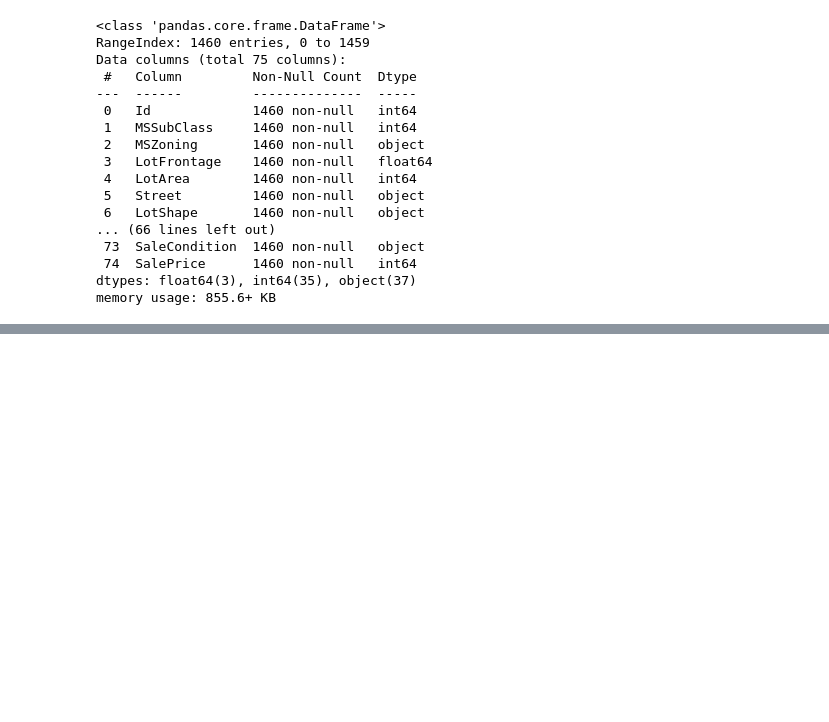
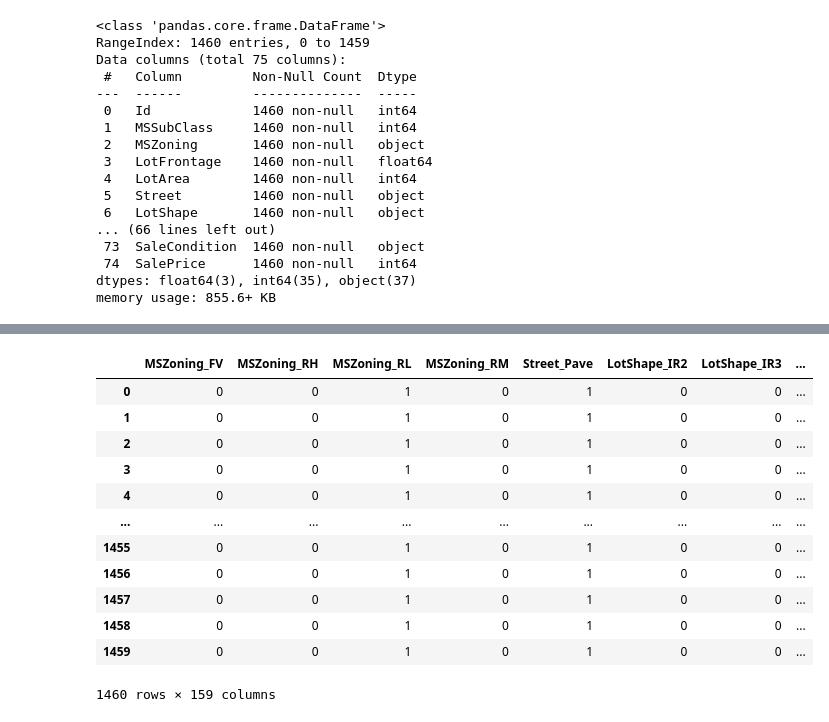
Before and after one commit to Debnath-Goutam/Housing, a Jupyter notebook: Housing.ipynb, the cells around one changed output, grey strips where cells are left out. Cells and saved outputs as stored; diff of their text form; code cells hidden in the pictures; blank space fills up the shorter version.

```diff
--- a/Housing.ipynb
+++ b/Housing.ipynb
@@ -193,0 +252,20 @@ memory usage: 855.6+ KB
+# %%
+cat_cols1 = cat_cols.drop(['BsmtQual', 'BsmtCond', 'BsmtExposure', 'BsmtFinType1', 'BsmtFinType2', 'GarageType', 'GarageFinish',
+               'GarageQual', 'GarageCond'])
+x = pd.get_dummies(data[cat_cols1], dtype=int, drop_first=True)
+# %%
+x
+# %% [output]
+|  | MSZoning_FV | MSZoning_RH | MSZoning_RL | MSZoning_RM | Street_Pave | LotShape_IR2 | LotShape_IR3 | ... |
+| 0 | 0 | 0 | 1 | 0 | 1 | 0 | 0 | ... |
+| 1 | 0 | 0 | 1 | 0 | 1 | 0 | 0 | ... |
+| 2 | 0 | 0 | 1 | 0 | 1 | 0 | 0 | ... |
+| 3 | 0 | 0 | 1 | 0 | 1 | 0 | 0 | ... |
+| 4 | 0 | 0 | 1 | 0 | 1 | 0 | 0 | ... |
+| ... | ... | ... | ... | ... | ... | ... | ... | ... |
+| 1455 | 0 | 0 | 1 | 0 | 1 | 0 | 0 | ... |
+| 1456 | 0 | 0 | 1 | 0 | 1 | 0 | 0 | ... |
+| 1457 | 0 | 0 | 1 | 0 | 1 | 0 | 0 | ... |
+| 1458 | 0 | 0 | 1 | 0 | 1 | 0 | 0 | ... |
+| 1459 | 0 | 0 | 1 | 0 | 1 | 0 | 0 | ... |
+1460 rows × 159 columns
```
Also changed, not shown: parts of 38 cells of this notebook.
